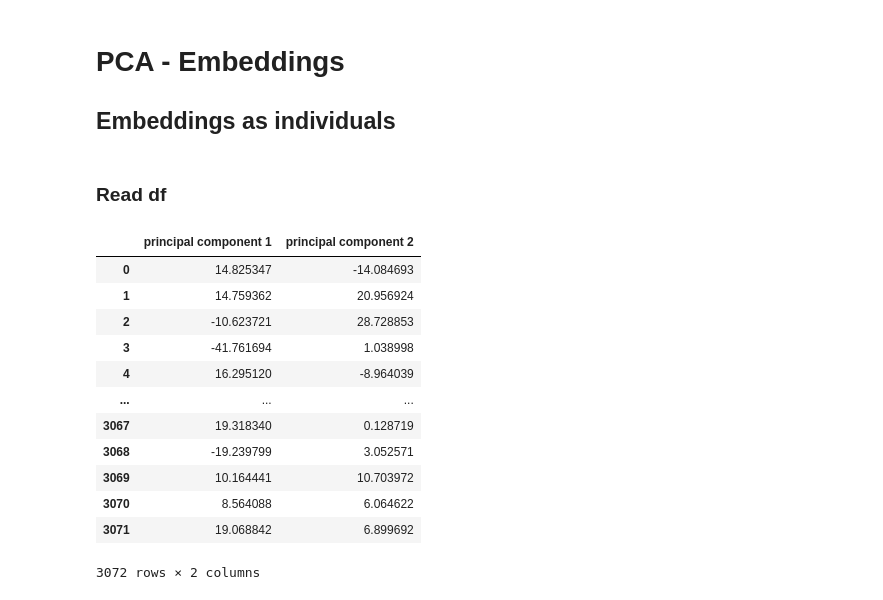
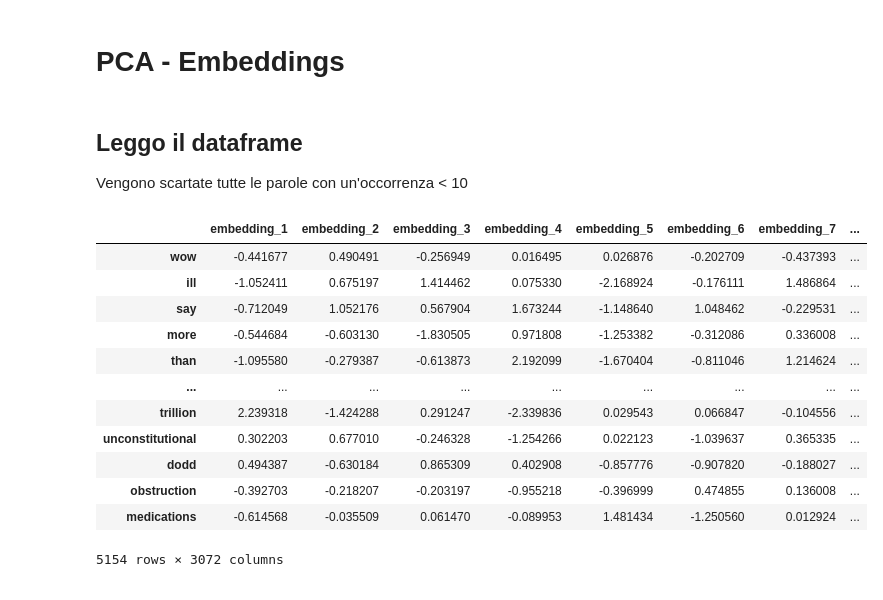
Before and after one commit to gianlucagiudice/irony-detection, a Jupyter notebook: notebooks/pca_embeddings.ipynb, the cells around one changed output. Saved outputs shown, nothing was run; the diff lists cells and outputs as text; code cells hidden in the pictures.

```diff
--- a/notebooks/pca_embeddings.ipynb
+++ b/notebooks/pca_embeddings.ipynb
@@ -1,25 +1,34 @@
 # %% [markdown]
 # PCA - Embeddings
-## Embeddings as individuals
-# %% [markdown]
-### Read df
-# %%
-import pandas as pd
-
-TARGET_DATASET = 'TwReyes2013'
-df = pd.read_pickle("../reports/{}.pca/PCA_2D_transposed.pkl".format(TARGET_DATASET))
-df
-# %% [output]
-|  | principal component 1 | principal component 2 |
-| 0 | 14.825347 | -14.084693 |
-| 1 | 14.759362 | 20.956924 |
-| 2 | -10.623721 | 28.728853 |
-| 3 | -41.761694 | 1.038998 |
-| 4 | 16.295120 | -8.964039 |
-| ... | ... | ... |
-| 3067 | 19.318340 | 0.128719 |
-| 3068 | -19.239799 | 3.052571 |
-| 3069 | 10.164441 | 10.703972 |
-| 3070 | 8.564088 | 6.064622 |
-| 3071 | 19.068842 | 6.899692 |
-3072 rows × 2 columns
+# %% [markdown]
+## Leggo il dataframe
+Vengono scartate tutte le parole con un'occorrenza < 10
+# %%
+import pandas as pd
+import numpy as np
+
+TARGET_DATASET = 'TwReyes2013'
+df = pd.read_pickle("../data/processed/{}.pca/out_matrix.pkl".format(TARGET_DATASET))
+#df = df.astype(np.float32)
+# Remove invalid tokens
+df.drop(['[CLS]', '[SEP]', 'rt'], inplace=True)
+# Remove unused columns
+df.drop(['#+', '#-', 'coeff'], axis=1, inplace=True)
+# Remove all words which occurrence is less than 10
+df = df[df['#'] >= 10]
+df.drop(['#'], axis=1, inplace=True)
+df
+# %% [output]
+|  | embedding_1 | embedding_2 | embedding_3 | embedding_4 | embedding_5 | embedding_6 | embedding_7 | ... |
+| wow | -0.441677 | 0.490491 | -0.256949 | 0.016495 | 0.026876 | -0.202709 | -0.437393 | ... |
+| ill | -1.052411 | 0.675197 | 1.414462 | 0.075330 | -2.168924 | -0.176111 | 1.486864 | ... |
+| say | -0.712049 | 1.052176 | 0.567904 | 1.673244 | -1.148640 | 1.048462 | -0.229531 | ... |
+| more | -0.544684 | -0.603130 | -1.830505 | 0.971808 | -1.253382 | -0.312086 | 0.336008 | ... |
+| than | -1.095580 | -0.279387 | -0.613873 | 2.192099 | -1.670404 | -0.811046 | 1.214624 | ... |
+| ... | ... | ... | ... | ... | ... | ... | ... | ... |
+| trillion | 2.239318 | -1.424288 | 0.291247 | -2.339836 | 0.029543 | 0.066847 | -0.104556 | ... |
+| unconstitutional | 0.302203 | 0.677010 | -0.246328 | -1.254266 | 0.022123 | -1.039637 | 0.365335 | ... |
+| dodd | 0.494387 | -0.630184 | 0.865309 | 0.402908 | -0.857776 | -0.907820 | -0.188027 | ... |
+| obstruction | -0.392703 | -0.218207 | -0.203197 | -0.955218 | -0.396999 | 0.474855 | 0.136008 | ... |
+| medications | -0.614568 | -0.035509 | 0.061470 | -0.089953 | 1.481434 | -1.250560 | 0.012924 | ... |
+5154 rows × 3072 columns
```
Also changed, not shown: parts of 22 cells of this notebook, 9 other files.
